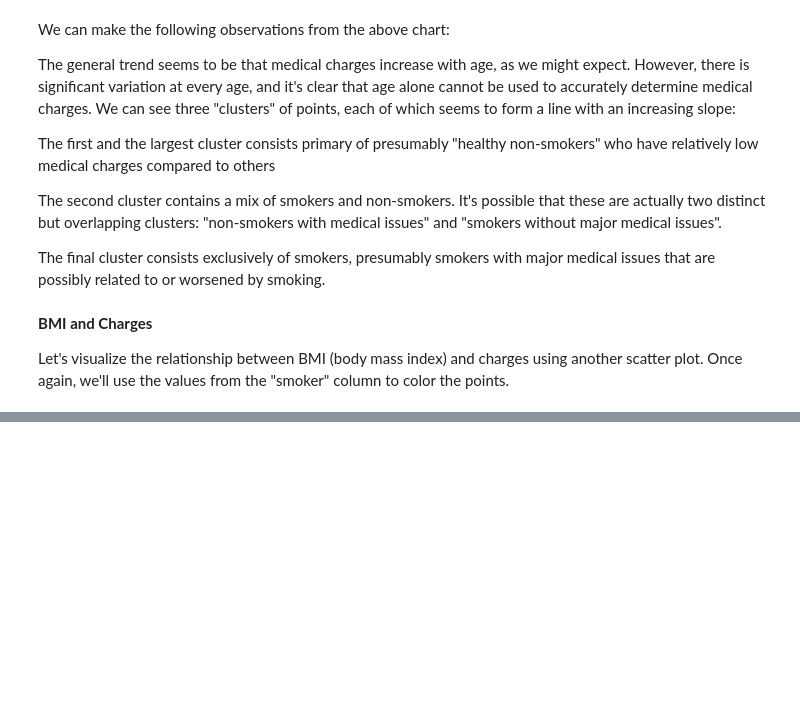
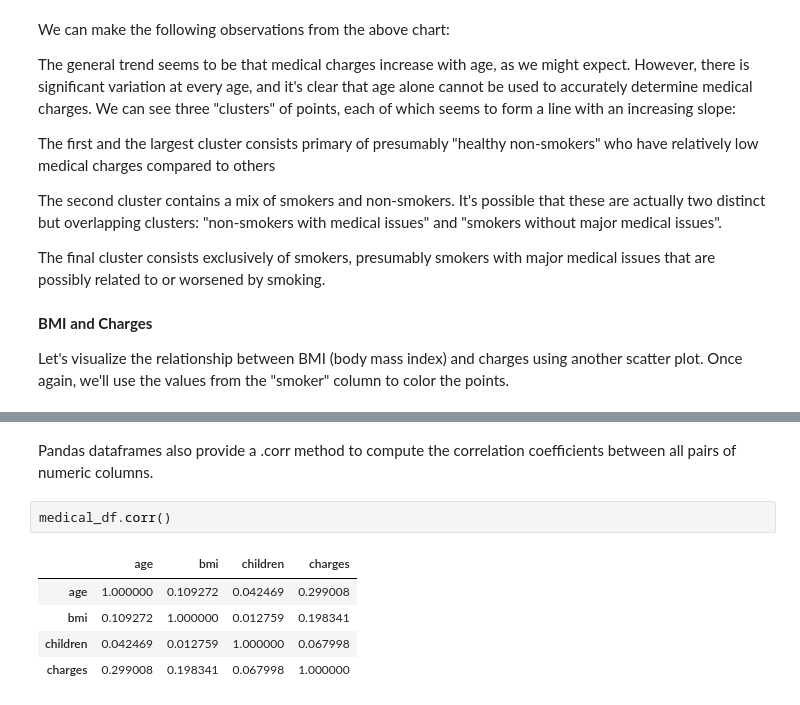
Before and after one commit to INSVICKY/Machine_learning_jovian, a Jupyter notebook: Vivek_python_sklearn_linear_regression.ipynb, the cells around one changed output, grey strips where cells are left out. Cells and saved outputs as stored; diff of their text form; blank space fills up the shorter version.

```diff
--- a/Vivek_python_sklearn_linear_regression.ipynb
+++ b/Vivek_python_sklearn_linear_regression.ipynb
@@ -233,0 +345,10 @@ Let's visualize the relationship between BMI (body mass index) and charges using
+# %% [markdown]
+Pandas dataframes also provide a .corr method to compute the correlation coefficients between all pairs of numeric columns.
+# %%
+medical_df.corr()
+# %% [output]
+|  | age | bmi | children | charges |
+| age | 1.000000 | 0.109272 | 0.042469 | 0.299008 |
+| bmi | 0.109272 | 1.000000 | 0.012759 | 0.198341 |
+| children | 0.042469 | 0.012759 | 1.000000 | 0.067998 |
+| charges | 0.299008 | 0.198341 | 0.067998 | 1.000000 |
```
Also changed, not shown: parts of 18 cells of this notebook.
